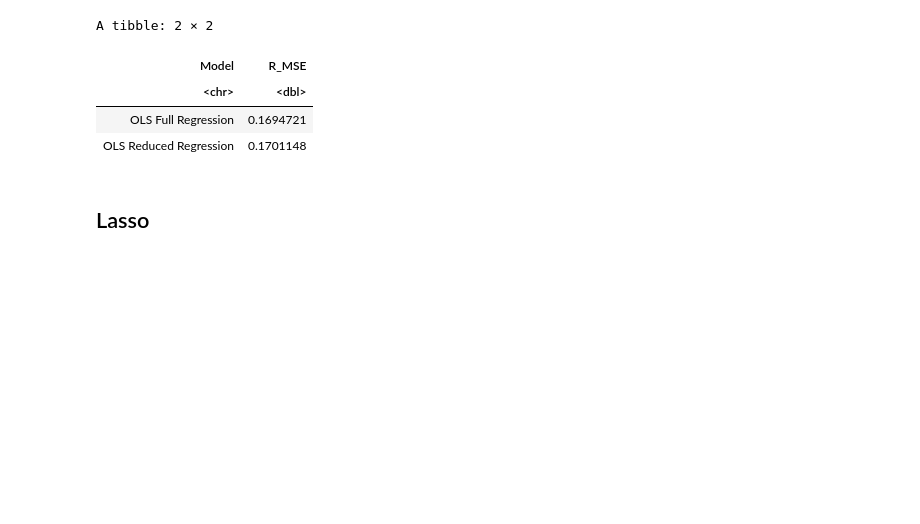
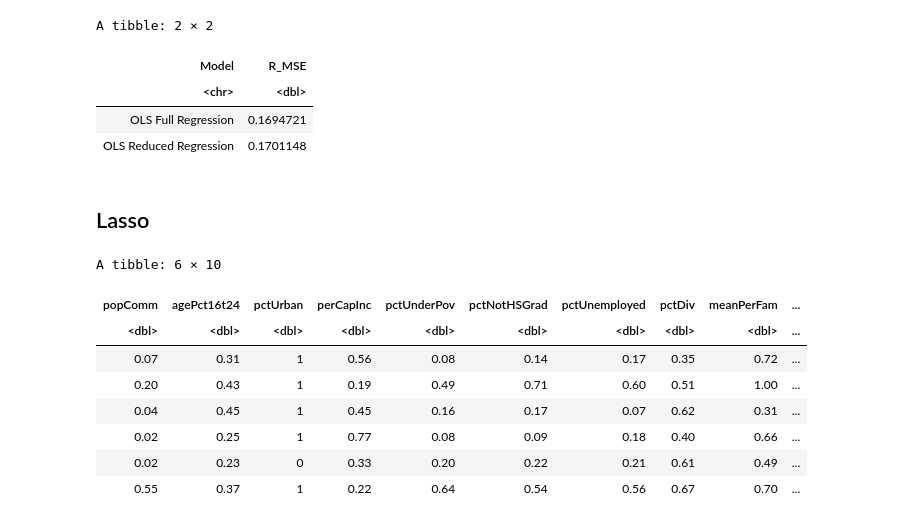
Before and after one commit to Sakiyoo/STAT-301-GROUP-, a Jupyter notebook: Final report code.ipynb, the cells around one changed output. Cells and saved outputs as stored; diff of their text form; code cells hidden in the pictures; blank space fills up the shorter version.

```diff
--- a/Final report code.ipynb
+++ b/Final report code.ipynb
@@ -446,6 +448,26 @@ A tibble: 2 × 2
 | OLS Reduced Regression | 0.1701148 |
 # %% [markdown]
 ## Lasso
+# %%
+# change categorical into 0 and 1
+
+crime_train <- crime_train %>%
+    mutate(pctUrban = if_else(pctUrban == "urban", 1, 0))
+
+crime_test <- crime_test %>%
+    mutate(pctUrban = if_else(pctUrban == "urban", 1, 0))
+
+head(crime_train)
+# %% [output]
+A tibble: 6 × 10
+| popComm | agePct16t24 | pctUrban | perCapInc | pctUnderPov | pctNotHSGrad | pctUnemployed | pctDiv | meanPerFam | ... |
+| <dbl> | <dbl> | <dbl> | <dbl> | <dbl> | <dbl> | <dbl> | <dbl> | <dbl> | ... |
+| 0.07 | 0.31 | 1 | 0.56 | 0.08 | 0.14 | 0.17 | 0.35 | 0.72 | ... |
+| 0.20 | 0.43 | 1 | 0.19 | 0.49 | 0.71 | 0.60 | 0.51 | 1.00 | ... |
+| 0.04 | 0.45 | 1 | 0.45 | 0.16 | 0.17 | 0.07 | 0.62 | 0.31 | ... |
+| 0.02 | 0.25 | 1 | 0.77 | 0.08 | 0.09 | 0.18 | 0.40 | 0.66 | ... |
+| 0.02 | 0.23 | 0 | 0.33 | 0.20 | 0.22 | 0.21 | 0.61 | 0.49 | ... |
+| 0.55 | 0.37 | 1 | 0.22 | 0.64 | 0.54 | 0.56 | 0.67 | 0.70 | ... |
 # %%
 # build matrix
 crime_train_X <- crime_train %>% select(- "totCrimesPerPop") %>% as.matrix()
```
Also changed, not shown: parts of 7 cells of this notebook.
